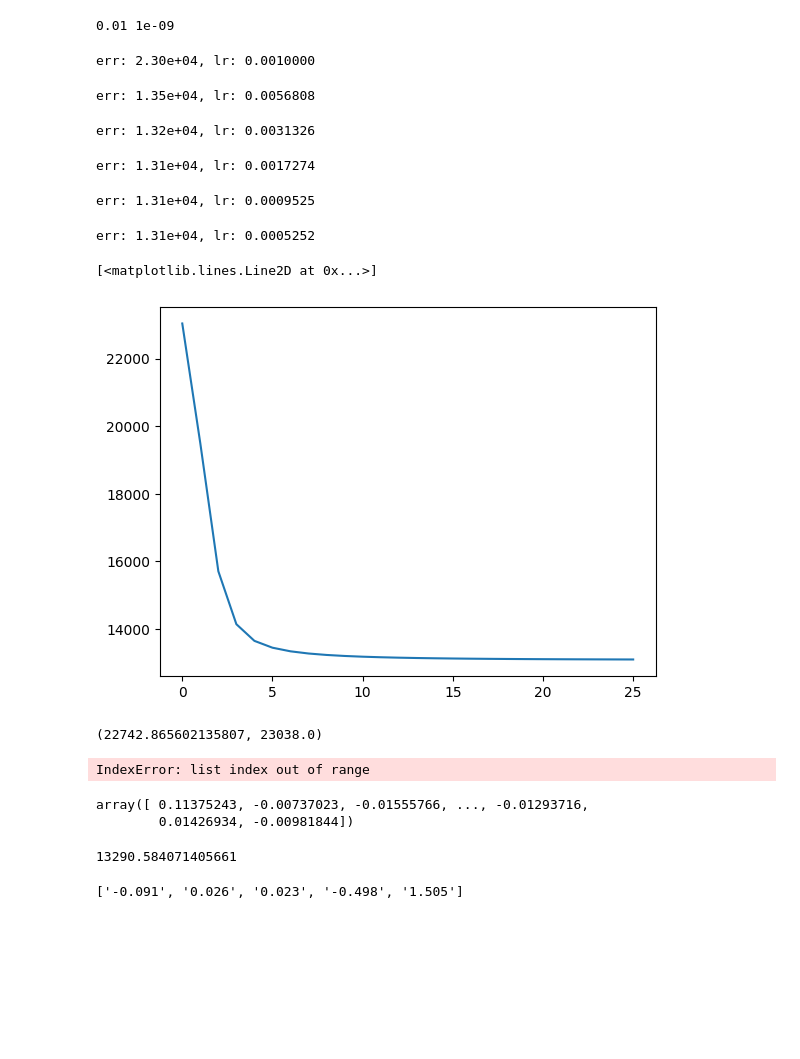
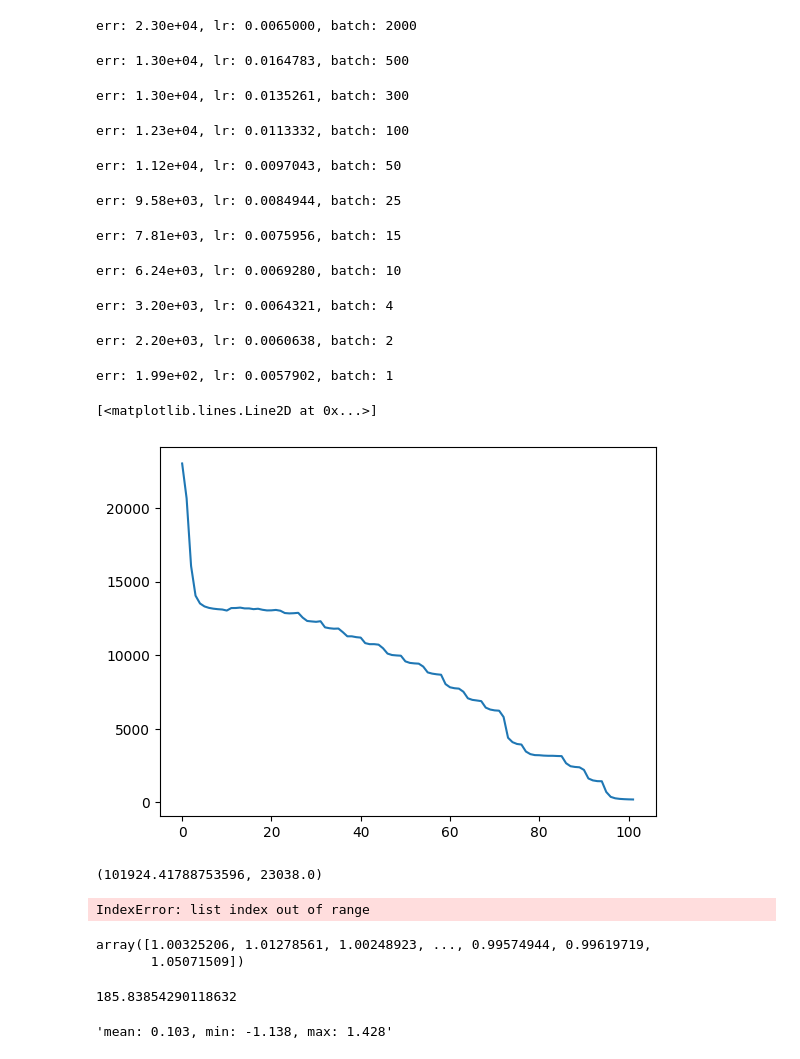
Before and after one commit to aeirya/information-retrieval-course, a Jupyter notebook: hw3/speed_mf.ipynb, the cells around one changed output. Cells and saved outputs as stored; diff of their text form; code cells hidden in the pictures; blank space fills up the shorter version.

Commit message:
add batch, add heatmap visuals, mf works

```diff
--- a/hw3/speed_mf.ipynb
+++ b/hw3/speed_mf.ipynb
@@ -55,33 +55,37 @@ def LR(epoch, warmup):
 # %%
 from data_reader import read_interaction_matrix
 R = read_interaction_matrix()
 
 from mf import matrix_factorization
 from matplotlib import pyplot as plt
 
 def get_errors(logs):
     errors = [log[0] for log in logs]
     return errors
 
-q, p, err, logs = matrix_factorization(R, lr=(1e-2, 1e-9), n_epochs=510, reg=0.001, n_latent=64)
+q, p, err, logs = matrix_factorization(R, lr=(2e-2, 5e-3), n_epochs=1020, reg=0.001, n_latent=64, log_step=10)
 errors = get_errors(logs)
 plt.plot(errors)
 # %% [output]
-0.01 1e-09
+err: 2.30e+04, lr: 0.0065000, batch: 2000
-err: 2.30e+04, lr: 0.0010000
+err: 1.30e+04, lr: 0.0164783, batch: 500
-err: 1.35e+04, lr: 0.0056808
+err: 1.30e+04, lr: 0.0135261, batch: 300
-err: 1.32e+04, lr: 0.0031326
+err: 1.23e+04, lr: 0.0113332, batch: 100
-err: 1.31e+04, lr: 0.0017274
+err: 1.12e+04, lr: 0.0097043, batch: 50
-err: 1.31e+04, lr: 0.0009525
+err: 9.58e+03, lr: 0.0084944, batch: 25
-err: 1.31e+04, lr: 0.0005252
+err: 7.81e+03, lr: 0.0075956, batch: 15
-[<matplotlib.lines.Line2D at 0x...>]
+err: 6.24e+03, lr: 0.0069280, batch: 10
+err: 3.20e+03, lr: 0.0064321, batch: 4
+err: 2.20e+03, lr: 0.0060638, batch: 2
+err: 1.99e+02, lr: 0.0057902, batch: 1
+[<matplotlib.lines.Line2D at 0x...>]
-[figure, old version]
+[figure, new version]
 # %%
 import numpy as np
 S = (q @ p.T)
 S.sum(), R.sum()
 # %% [output]
-(22742.865602135807, 23038.0)
+(101924.41788753596, 23038.0)
 # %%
 logs[200][1], logs[100][1]
 # %% [output]
@@ -89,22 +93,25 @@ IndexError: list index out of range
 # %%
 S[R.nonzero()]
 # %% [output]
-array([ 0.11375243, -0.00737023, -0.01555766, ..., -0.01293716,
-        0.01426934, -0.00981844])
+array([1.00325206, 1.01278561, 1.00248923, ..., 0.99574944, 0.99619719,
+       1.05071509])
 # %%
 from mf import error
 
 print(error(R, q, p, 0.001))
 # %% [output]
-13290.584071405661
+185.83854290118632
 # %%
 S = (q@p.T)
 
-def f(f):
+def frmt(f):
     i = 5
     i += 1 if f < 0 else 0
     return str(f)[:i]
 
-[f(x) for x in [S[0,6], S[0,7], S.mean(), S.min(), S.max()]]
+def describe(M):
+    return f'mean: {frmt(M.mean())}, min: {frmt(M.min())}, max: {frmt(M.max())}'
+
+describe(S)
 # %% [output]
-['-0.091', '0.026', '0.023', '-0.498', '1.505']
+'mean: 0.103, min: -1.138, max: 1.428'
```
Also changed, not shown: parts of 15 cells of this notebook, 1 other file.
